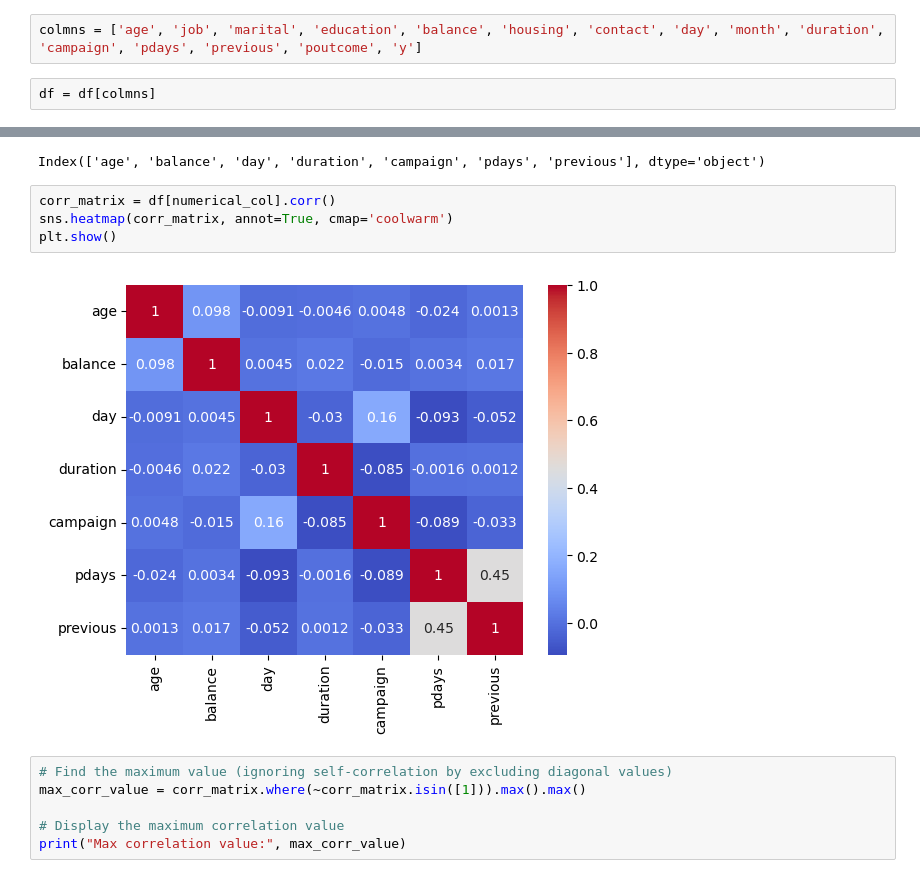
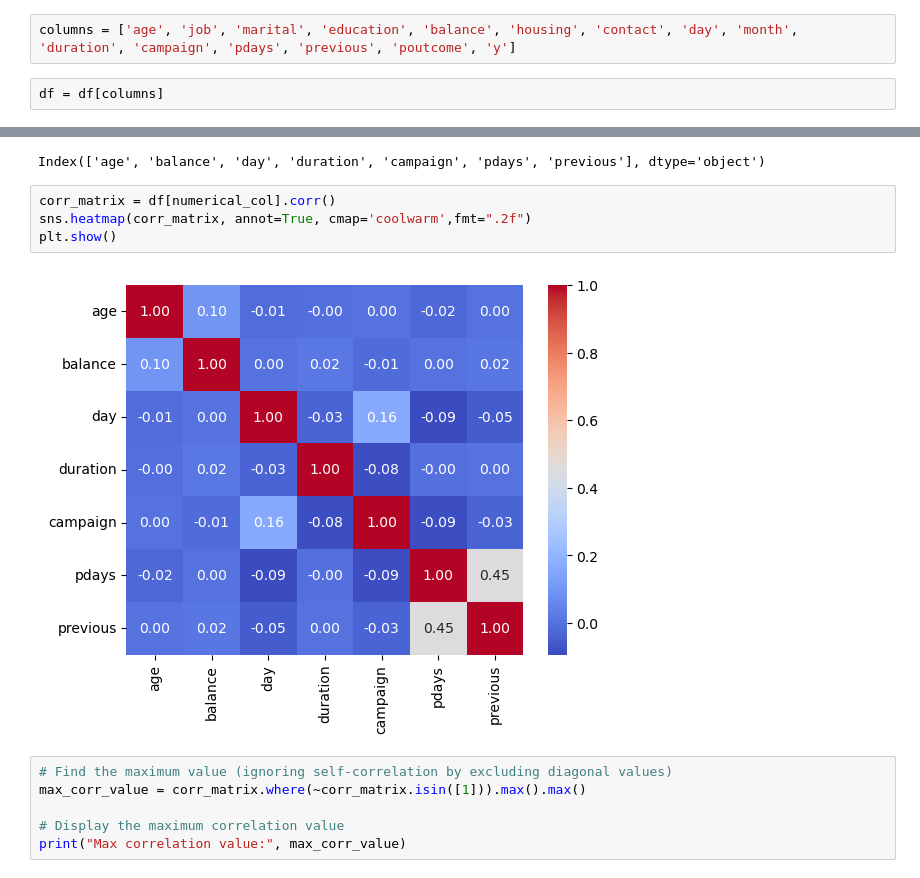
Before and after one commit to aaronGeb/ml-zoomcamp, a Jupyter notebook: classfication/home_3_work.ipynb, the cells around one changed output, grey strips where cells are left out. Drawn from its saved outputs; the diff is of its cells as text.

```diff
--- a/classfication/home_3_work.ipynb
+++ b/classfication/home_3_work.ipynb
@@ -64,9 +100,9 @@ Index(['age', 'job', 'marital', 'education', 'default', 'balance', 'housing',
        'previous', 'poutcome', 'y'],
       dtype='object')
 # %%
-colmns = ['age', 'job', 'marital', 'education', 'balance', 'housing', 'contact', 'day', 'month', 'duration', 'campaign', 'pdays', 'previous', 'poutcome', 'y']
+columns = ['age', 'job', 'marital', 'education', 'balance', 'housing', 'contact', 'day', 'month', 'duration', 'campaign', 'pdays', 'previous', 'poutcome', 'y']
 # %%
-df = df[colmns]
+df = df[columns]
 # %%
 df.head().T
 # %% [output]
@@ -131,10 +167,10 @@ numerical_col
 Index(['age', 'balance', 'day', 'duration', 'campaign', 'pdays', 'previous'], dtype='object')
 # %%
 corr_matrix = df[numerical_col].corr()
-sns.heatmap(corr_matrix, annot=True, cmap='coolwarm')
+sns.heatmap(corr_matrix, annot=True, cmap='coolwarm',fmt=".2f")
 plt.show()
 # %% [output]
-[figure, old version]
+[figure, new version]
 # %%
 # Find the maximum value (ignoring self-correlation by excluding diagonal values)
 max_corr_value = corr_matrix.where(~corr_matrix.isin([1])).max().max()
```
Also changed, not shown: parts of 31 cells of this notebook, 1 other file.
